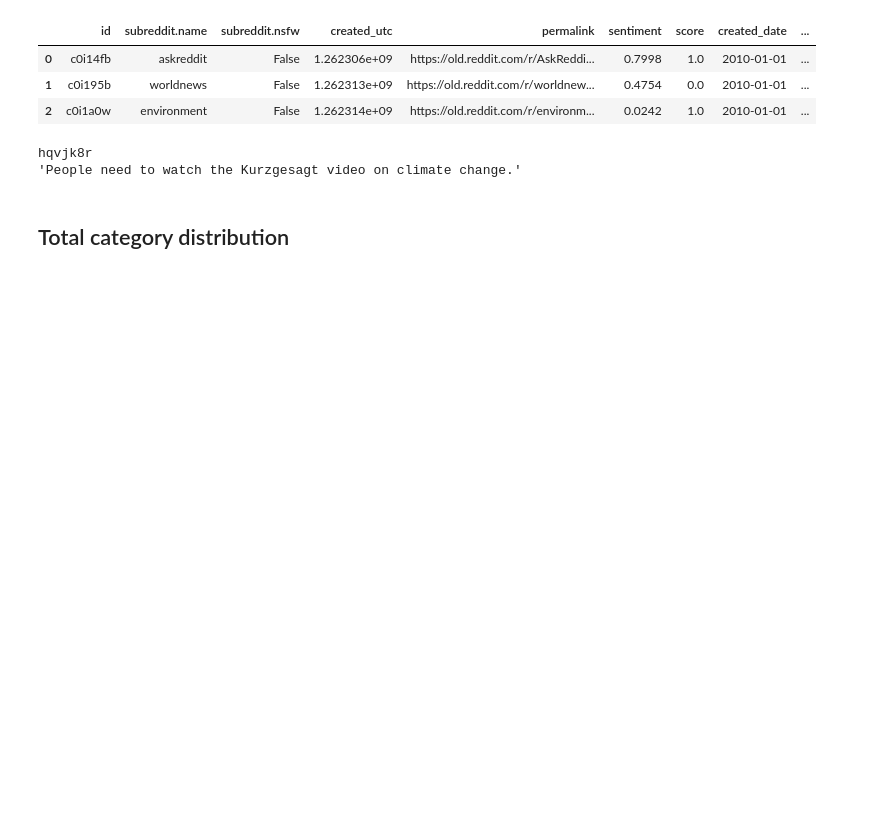
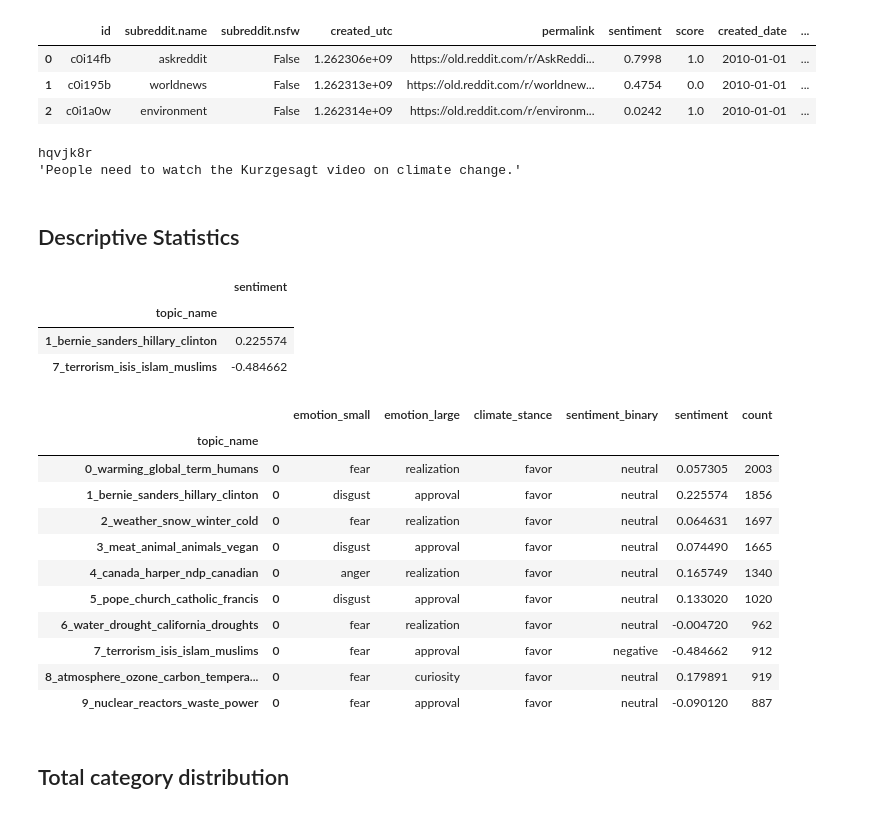
Before and after one commit to anjaghub/datascience_project_2023, a Jupyter notebook: 5_visualizations.ipynb, the cells around one changed output. Cells and saved outputs as stored; diff of their text form; code cells hidden in the pictures; blank space fills up the shorter version.

```diff
--- a/5_visualizations.ipynb
+++ b/5_visualizations.ipynb
@@ -28,0 +41,12 @@ df = pd.read_csv("data/comments_final_labels.csv", header=0, index_col=0)
+# %%
+# discretize sentiment score
+std_sentiment = df.sentiment.std()
+
+def sentiment_discretizer(value):
+    if value < - std_sentiment:
+        return "negative"
+    elif value > std_sentiment:
+        return "positive"
+    return "neutral"
+
+df["sentiment_binary"] = df.sentiment.apply(sentiment_discretizer)
@@ -59,3 +82,5 @@ pprint.pprint(curr[15])
 # %% [output]
 hqvjk8r
 'People need to watch the Kurzgesagt video on climate change.'
+# %% [markdown]
+## Descriptive Statistics
@@ -62,3 +97,41 @@ hqvjk8r
+# %%
+# Most positive/negative topics per year
+results1 = pd.DataFrame(df_year.groupby(by=["topic_name"])["sentiment"].mean())
+results1.sort_values(by="sentiment", ascending=False).iloc[[0,-1],:] # Get most pos and most neg
+# %% [output]
+|  | sentiment |
+| topic_name |  |
+| 1_bernie_sanders_hillary_clinton | 0.225574 |
+| 7_terrorism_isis_islam_muslims | -0.484662 |
+# %%
+# Most frequent label per topic and per year
+results_dict = {}
+for label in ["emotion_small", "emotion_large", "climate_stance", "sentiment_binary"]:
+    if label != "sentiment_binary":
+        df_year_temp = df_year[df_year[label] != "neutral"] # exclude neutral as always mode
+    results2 = df_year_temp.groupby(by=["topic_name"])[label].apply(lambda x: x.mode())
+    results_dict.update({label: results2})
+
+# Add results from sentiment
+descr_results_df = pd.DataFrame.from_dict(results_dict)
+descr_results_df = descr_results_df.merge(results1, right_index=True, left_on="topic_name")
+descr_results_df = descr_results_df.merge(top10_topics_df, right_index=True, left_on="topic_name")
+
+# Collected results
+descr_results_df
+# %% [output]
+|  |  | emotion_small | emotion_large | climate_stance | sentiment_binary | sentiment | count |
+| topic_name |  |  |  |  |  |  |  |
+| 0_warming_global_term_humans | 0 | fear | realization | favor | neutral | 0.057305 | 2003 |
+| 1_bernie_sanders_hillary_clinton | 0 | disgust | approval | favor | neutral | 0.225574 | 1856 |
+| 2_weather_snow_winter_cold | 0 | fear | realization | favor | neutral | 0.064631 | 1697 |
+| 3_meat_animal_animals_vegan | 0 | disgust | approval | favor | neutral | 0.074490 | 1665 |
+| 4_canada_harper_ndp_canadian | 0 | anger | realization | favor | neutral | 0.165749 | 1340 |
+| 5_pope_church_catholic_francis | 0 | disgust | approval | favor | neutral | 0.133020 | 1020 |
+| 6_water_drought_california_droughts | 0 | fear | realization | favor | neutral | -0.004720 | 962 |
+| 7_terrorism_isis_islam_muslims | 0 | fear | approval | favor | negative | -0.484662 | 912 |
+| 8_atmosphere_ozone_carbon_tempera... | 0 | fear | curiosity | favor | neutral | 0.179891 | 919 |
+| 9_nuclear_reactors_waste_power | 0 | fear | approval | favor | neutral | -0.090120 | 887 |
 # %% [markdown]
 ## Total category distribution
 # %%
```
Also changed, not shown: parts of 21 cells of this notebook.
